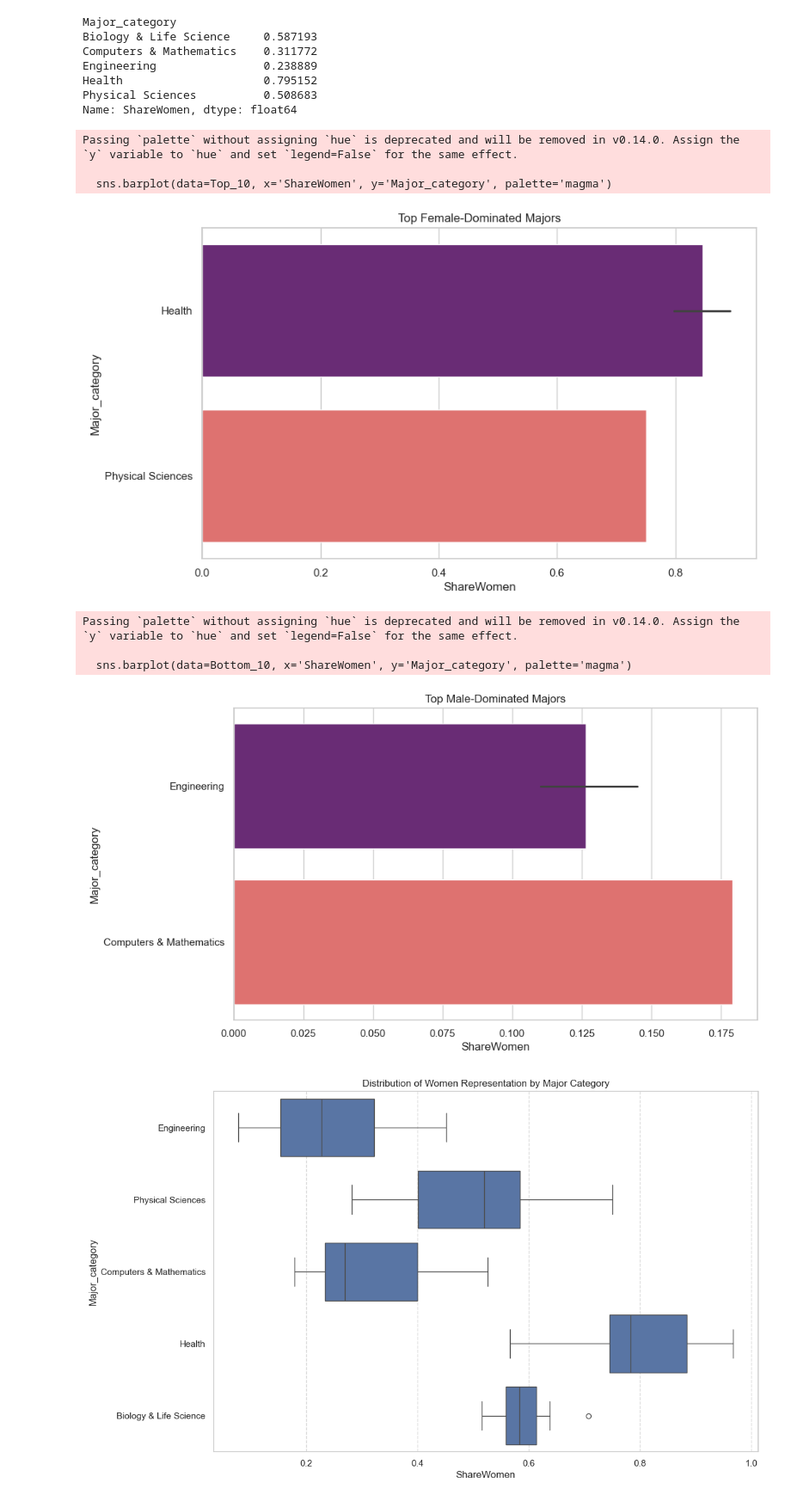
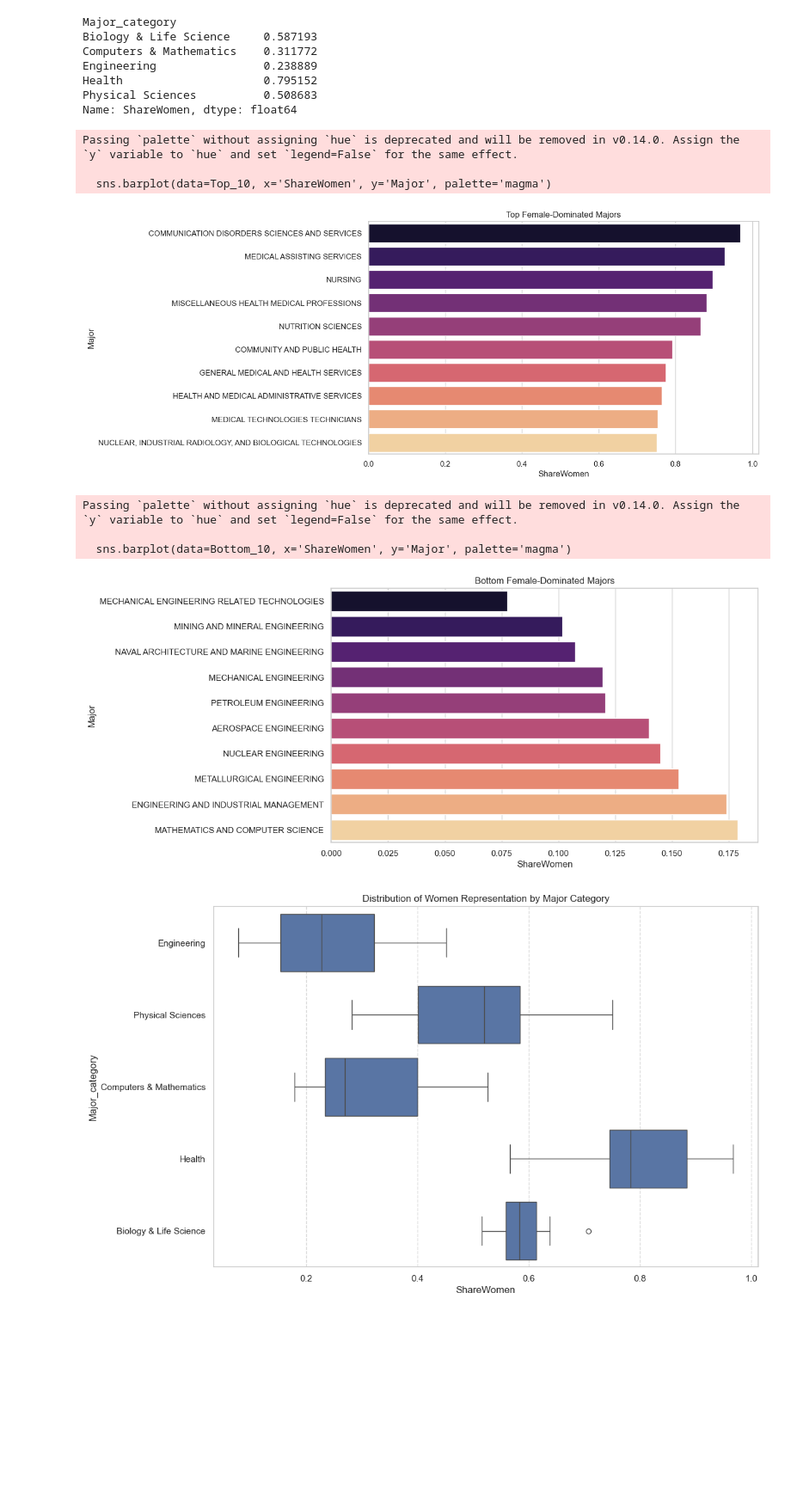
Before and after one commit to cph-datascience/census-career-exploration, a Jupyter notebook: Jonathan's Notebook/dataexp.ipynb, the cells around one changed output. Shown at 86% size. Cells and saved outputs as stored; diff of their text form; code cells hidden in the pictures; blank space fills up the shorter version.

```diff
--- a/Jonathan's Notebook/dataexp.ipynb
+++ b/Jonathan's Notebook/dataexp.ipynb
@@ -168,30 +168,30 @@ Physical Sciences          0.508683
 Name: ShareWomen, dtype: float64
 # %%
 #### Bar chart: Top 10 (female-dominated STEM majors)
+
 Top_10 = women_stem.sort_values('ShareWomen', ascending=False).head(10)
-
 plt.figure(figsize=(10, 6))
-sns.barplot(data=Top_10, x='ShareWomen', y='Major_category', palette='magma')
+sns.barplot(data=Top_10, x='ShareWomen', y='Major', palette='magma')
 plt.title('Top Female-Dominated Majors')
 plt.show()
 # %% [output]
 Passing `palette` without assigning `hue` is deprecated and will be removed in v0.14.0. Assign the `y` variable to `hue` and set `legend=False` for the same effect.
 
-  sns.barplot(data=Top_10, x='ShareWomen', y='Major_category', palette='magma')
+  sns.barplot(data=Top_10, x='ShareWomen', y='Major', palette='magma')
-[figure, old version]
+[figure, new version]
 # %%
 #### Bar chart: Bottom 10 (male-dominated STEM majors)
+
 Bottom_10 = women_stem.sort_values('ShareWomen', ascending=True).head(10)
-
 plt.figure(figsize=(10, 6))
-sns.barplot(data=Bottom_10, x='ShareWomen', y='Major_category', palette='magma')
-plt.title('Top Male-Dominated Majors')
+sns.barplot(data=Bottom_10, x='ShareWomen', y='Major', palette='magma')
+plt.title('Bottom Female-Dominated Majors')
 plt.show()
 # %% [output]
 Passing `palette` without assigning `hue` is deprecated and will be removed in v0.14.0. Assign the `y` variable to `hue` and set `legend=False` for the same effect.
 
-  sns.barplot(data=Bottom_10, x='ShareWomen', y='Major_category', palette='magma')
+  sns.barplot(data=Bottom_10, x='ShareWomen', y='Major', palette='magma')
-[figure, old version]
+[figure, new version]
 # %%
 #### Boxplot: ShareWomen by Major_category
 plt.figure(figsize=(12, 8))
```
Also changed, not shown: parts of 5 cells of this notebook, 3 other files.
